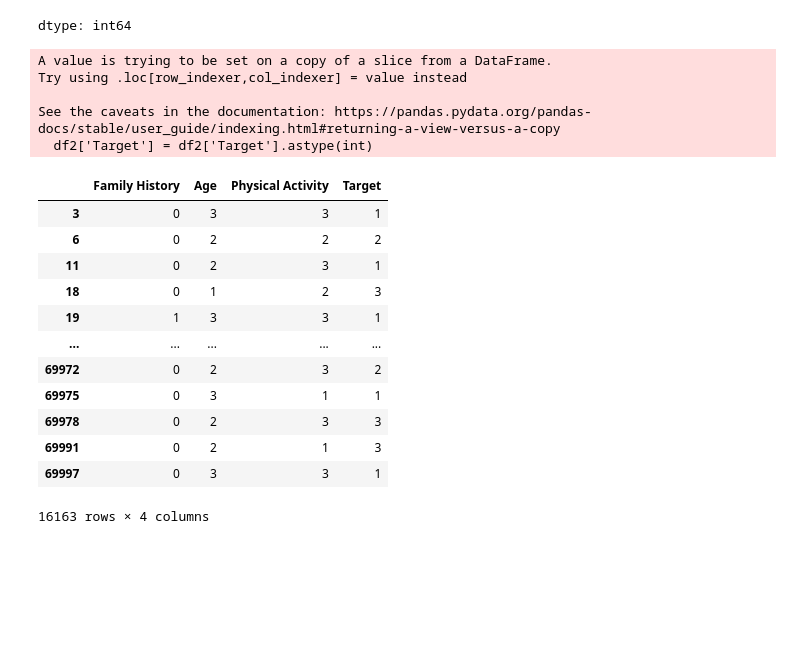
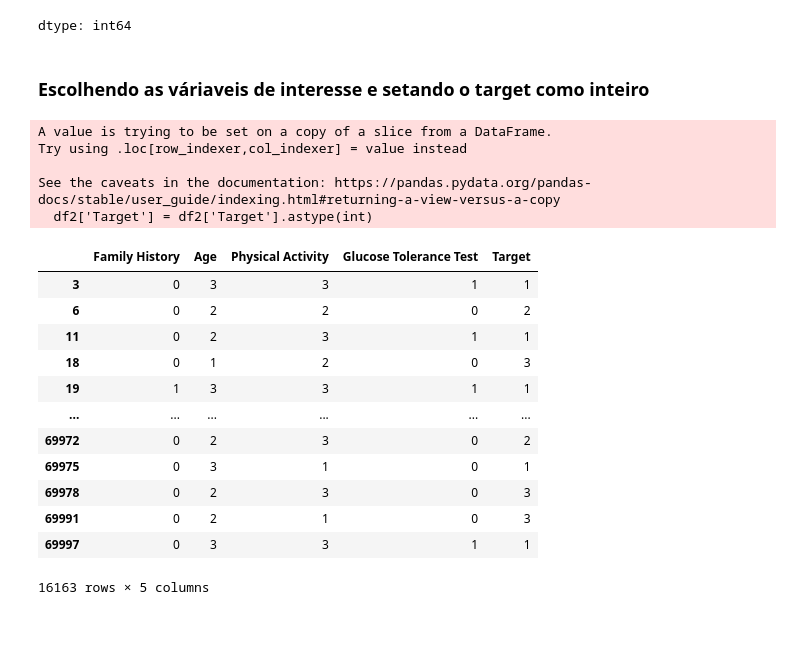
Before and after one commit to dayviddouglas/arvore_decisao_diabetes, a Jupyter notebook: Arvore_de_decisao_diabetes.ipynb, the cells around one changed output. Saved outputs shown, nothing was run; the diff lists cells and outputs as text; code cells hidden in the pictures; blank space fills up the shorter version.

```diff
--- a/Arvore_de_decisao_diabetes.ipynb
+++ b/Arvore_de_decisao_diabetes.ipynb
@@ -213,29 +216,33 @@ tipos_diabetes['Target'].value_counts()
 | 2 | 5397 |
 | 3 | 5320 |
 dtype: int64
+# %% [markdown]
+<h3> Escolhendo as váriaveis de interesse e setando o target como inteiro</h3>
 # %%
-df2 = tipos_diabetes[['Family History','Age','Physical Activity','Target']]
+df2 = tipos_diabetes[['Family History','Age','Physical Activity','Glucose Tolerance Test', 'Target']]
 df2['Target'] = df2['Target'].astype(int)
 df2
 # %% [output]
 A value is trying to be set on a copy of a slice from a DataFrame.
 Try using .loc[row_indexer,col_indexer] = value instead
 
 See the caveats in the documentation: https://pandas.pydata.org/pandas-docs/stable/user_guide/indexing.html#returning-a-view-versus-a-copy
   df2['Target'] = df2['Target'].astype(int)
-|  | Family History | Age | Physical Activity | Target |
-| 3 | 0 | 3 | 3 | 1 |
-| 6 | 0 | 2 | 2 | 2 |
-| 11 | 0 | 2 | 3 | 1 |
-| 18 | 0 | 1 | 2 | 3 |
-| 19 | 1 | 3 | 3 | 1 |
-| ... | ... | ... | ... | ... |
-| 69972 | 0 | 2 | 3 | 2 |
-| 69975 | 0 | 3 | 1 | 1 |
-| 69978 | 0 | 2 | 3 | 3 |
-| 69991 | 0 | 2 | 1 | 3 |
-| 69997 | 0 | 3 | 3 | 1 |
+|  | Family History | Age | Physical Activity | Glucose Tolerance Test | Target |
+| 3 | 0 | 3 | 3 | 1 | 1 |
+| 6 | 0 | 2 | 2 | 0 | 2 |
+| 11 | 0 | 2 | 3 | 1 | 1 |
+| 18 | 0 | 1 | 2 | 0 | 3 |
+| 19 | 1 | 3 | 3 | 1 | 1 |
+| ... | ... | ... | ... | ... | ... |
+| 69972 | 0 | 2 | 3 | 0 | 2 |
+| 69975 | 0 | 3 | 1 | 0 | 1 |
+| 69978 | 0 | 2 | 3 | 0 | 3 |
+| 69991 | 0 | 2 | 1 | 0 | 3 |
+| 69997 | 0 | 3 | 3 | 1 | 1 |
-16163 rows × 4 columns
+16163 rows × 5 columns
+# %% [markdown]
+<h3></h3>
 # %%
 x = df2.drop(['Target'], axis=1)
 
```
Also changed, not shown: parts of 7 cells of this notebook.
